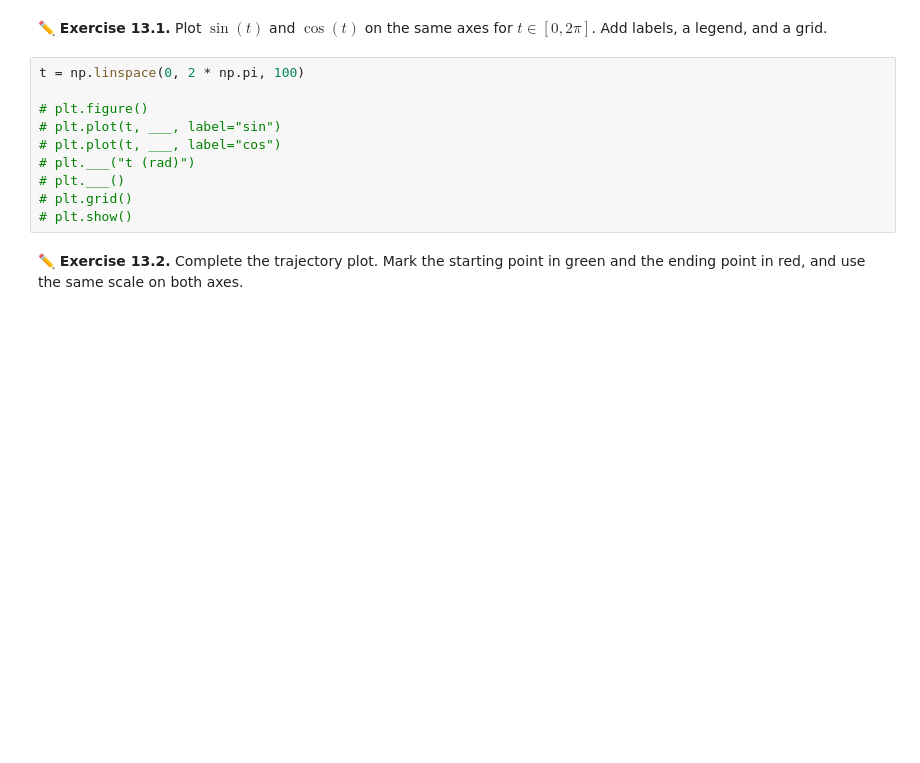
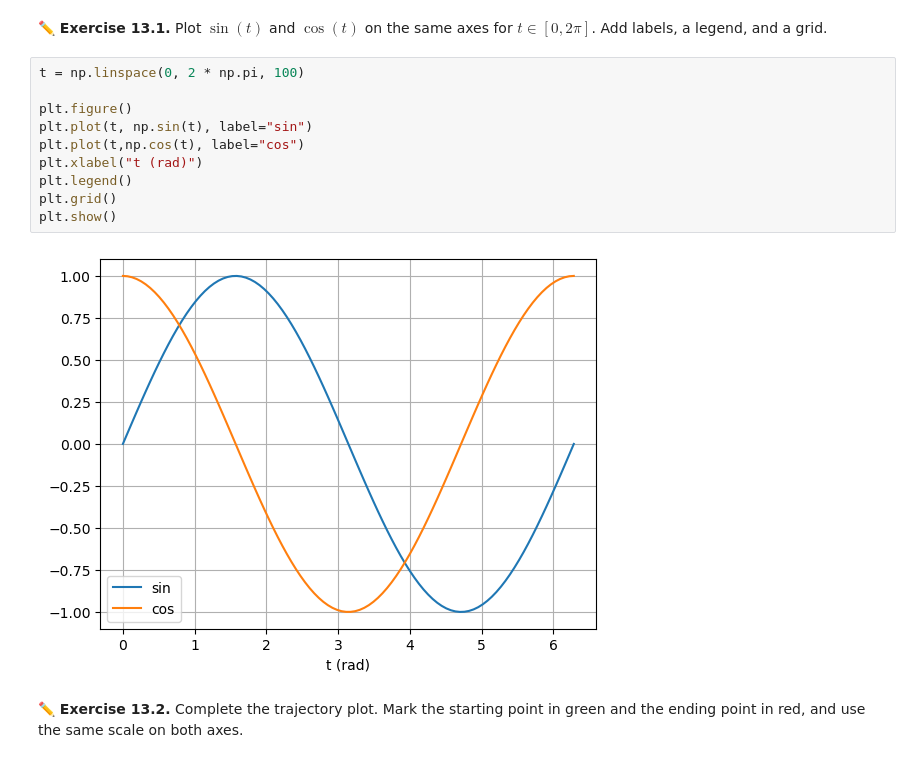
Before and after one commit to idra-lab/ssr_lab, a Jupyter notebook: notebooks/lezione2_basi_python.ipynb, the cells around one changed output. Saved outputs shown, nothing was run; the diff lists cells and outputs as text; blank space fills up the shorter version.

```diff
--- a/notebooks/lezione2_basi_python.ipynb
+++ b/notebooks/lezione2_basi_python.ipynb
@@ -850,13 +1082,15 @@ plt.show()
 # %%
 t = np.linspace(0, 2 * np.pi, 100)
 
-# plt.figure()
-# plt.plot(t, ___, label="sin")
-# plt.plot(t, ___, label="cos")
-# plt.___("t (rad)")
-# plt.___()
-# plt.grid()
-# plt.show()
+plt.figure()
+plt.plot(t, np.sin(t), label="sin")
+plt.plot(t,np.cos(t), label="cos")
+plt.xlabel("t (rad)")
+plt.legend()
+plt.grid()
+plt.show()
+# %% [output]
+[figure, added]
 # %% [markdown]
 **✏️ Exercise 13.2.** Complete the trajectory plot. Mark the starting point in green and the ending point in red, and use the same scale on both axes.
 # %%
```
Also changed, not shown: parts of 65 cells of this notebook, 1 other file.
